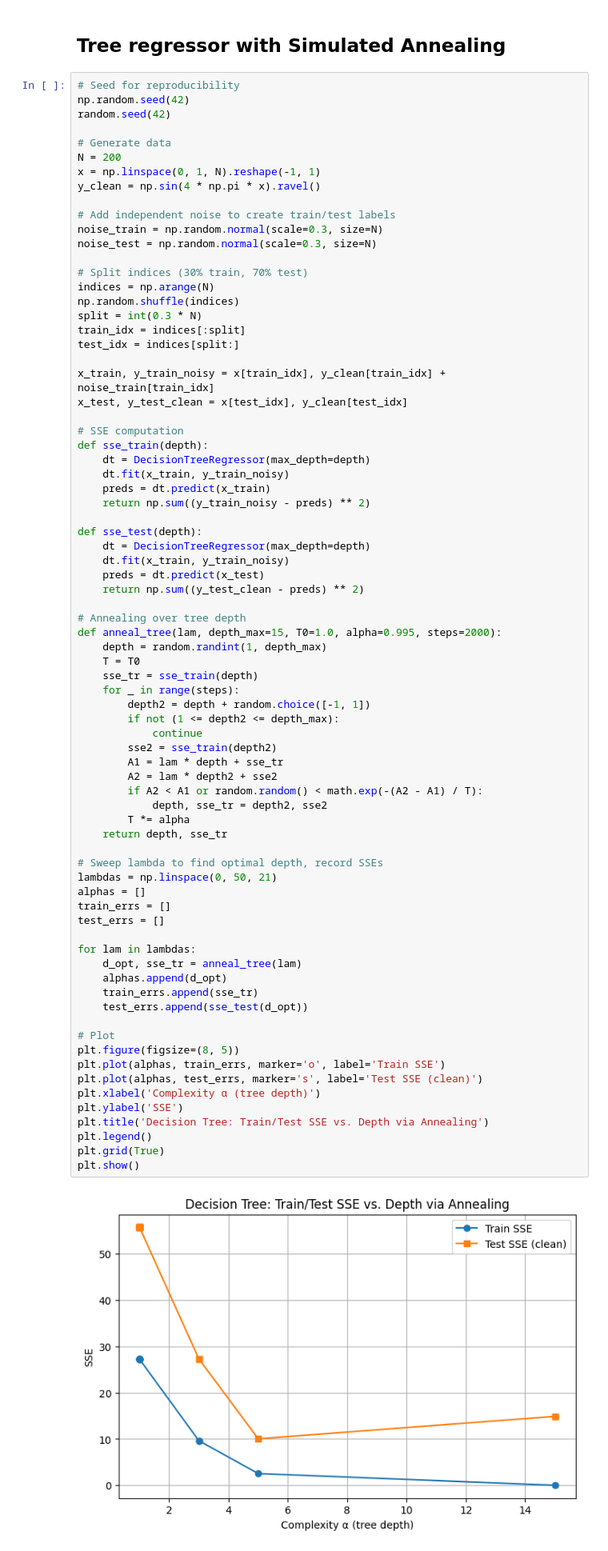
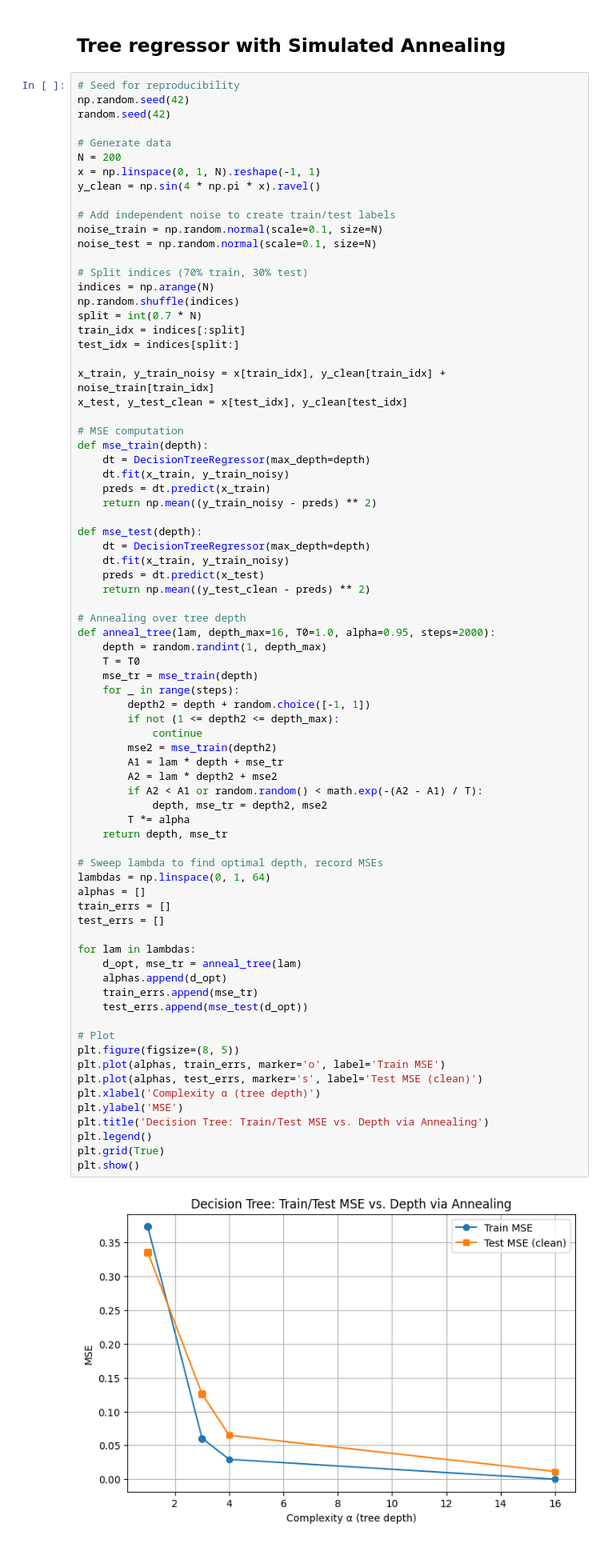
Before and after one commit to sashakolpakov/structure-functions, a Jupyter notebook: Structure_Function.ipynb, the cells around one changed output. Shown at 80% size. Saved outputs shown, nothing was run; the diff lists cells and outputs as text.

```diff
--- a/Structure_Function.ipynb
+++ b/Structure_Function.ipynb
@@ -219,73 +221,73 @@ x = np.linspace(0, 1, N).reshape(-1, 1)
 y_clean = np.sin(4 * np.pi * x).ravel()
 
 # Add independent noise to create train/test labels
-noise_train = np.random.normal(scale=0.3, size=N)
-noise_test = np.random.normal(scale=0.3, size=N)
+noise_train = np.random.normal(scale=0.1, size=N)
+noise_test = np.random.normal(scale=0.1, size=N)
 
-# Split indices (30% train, 70% test)
+# Split indices (70% train, 30% test)
 indices = np.arange(N)
 np.random.shuffle(indices)
-split = int(0.3 * N)
+split = int(0.7 * N)
 train_idx = indices[:split]
 test_idx = indices[split:]
 
 x_train, y_train_noisy = x[train_idx], y_clean[train_idx] + noise_train[train_idx]
 x_test, y_test_clean = x[test_idx], y_clean[test_idx]
 
-# SSE computation
-def sse_train(depth):
+# MSE computation
+def mse_train(depth):
     dt = DecisionTreeRegressor(max_depth=depth)
     dt.fit(x_train, y_train_noisy)
     preds = dt.predict(x_train)
-    return np.sum((y_train_noisy - preds) ** 2)
+    return np.mean((y_train_noisy - preds) ** 2)
 
-def sse_test(depth):
+def mse_test(depth):
     dt = DecisionTreeRegressor(max_depth=depth)
     dt.fit(x_train, y_train_noisy)
     preds = dt.predict(x_test)
-    return np.sum((y_test_clean - preds) ** 2)
+    return np.mean((y_test_clean - preds) ** 2)
 
 # Annealing over tree depth
-def anneal_tree(lam, depth_max=15, T0=1.0, alpha=0.995, steps=2000):
+def anneal_tree(lam, depth_max=16, T0=1.0, alpha=0.95, steps=2000):
     depth = random.randint(1, depth_max)
     T = T0
-    sse_tr = sse_train(depth)
+    mse_tr = mse_train(depth)
     for _ in range(steps):
         depth2 = depth + random.choice([-1, 1])
         if not (1 <= depth2 <= depth_max):
             continue
-        sse2 = sse_train(depth2)
-        A1 = lam * depth + sse_tr
-        A2 = lam * depth2 + sse2
+        mse2 = mse_train(depth2)
+        A1 = lam * depth + mse_tr
+        A2 = lam * depth2 + mse2
         if A2 < A1 or random.random() < math.exp(-(A2 - A1) / T):
-            depth, sse_tr = depth2, sse2
+            depth, mse_tr = depth2, mse2
         T *= alpha
-    return depth, sse_tr
+    return depth, mse_tr
 
-# Sweep lambda to find optimal depth, record SSEs
-lambdas = np.linspace(0, 50, 21)
+# Sweep lambda to find optimal depth, record MSEs
+lambdas = np.linspace(0, 1, 64)
 alphas = []
 train_errs = []
 test_errs = []
 
 for lam in lambdas:
-    d_opt, sse_tr = anneal_tree(lam)
+    d_opt, mse_tr = anneal_tree(lam)
     alphas.append(d_opt)
-    train_errs.append(sse_tr)
-    test_errs.append(sse_test(d_opt))
+    train_errs.append(mse_tr)
+    test_errs.append(mse_test(d_opt))
 
 # Plot
 plt.figure(figsize=(8, 5))
-plt.plot(alphas, train_errs, marker='o', label='Train SSE')
-plt.plot(alphas, test_errs, marker='s', label='Test SSE (clean)')
+plt.plot(alphas, train_errs, marker='o', label='Train MSE')
+plt.plot(alphas, test_errs, marker='s', label='Test MSE (clean)')
 plt.xlabel('Complexity α (tree depth)')
-plt.ylabel('SSE')
-plt.title('Decision Tree: Train/Test SSE vs. Depth via Annealing')
+plt.ylabel('MSE')
+plt.title('Decision Tree: Train/Test MSE vs. Depth via Annealing')
 plt.legend()
 plt.grid(True)
 plt.show()
 # %% [output]
-[figure, old version]
+[figure, new version]
 # %% [markdown]
 ## Tree Regressor with HyperOpt
 # %%
```
Also changed, not shown: parts of 13 cells of this notebook.
